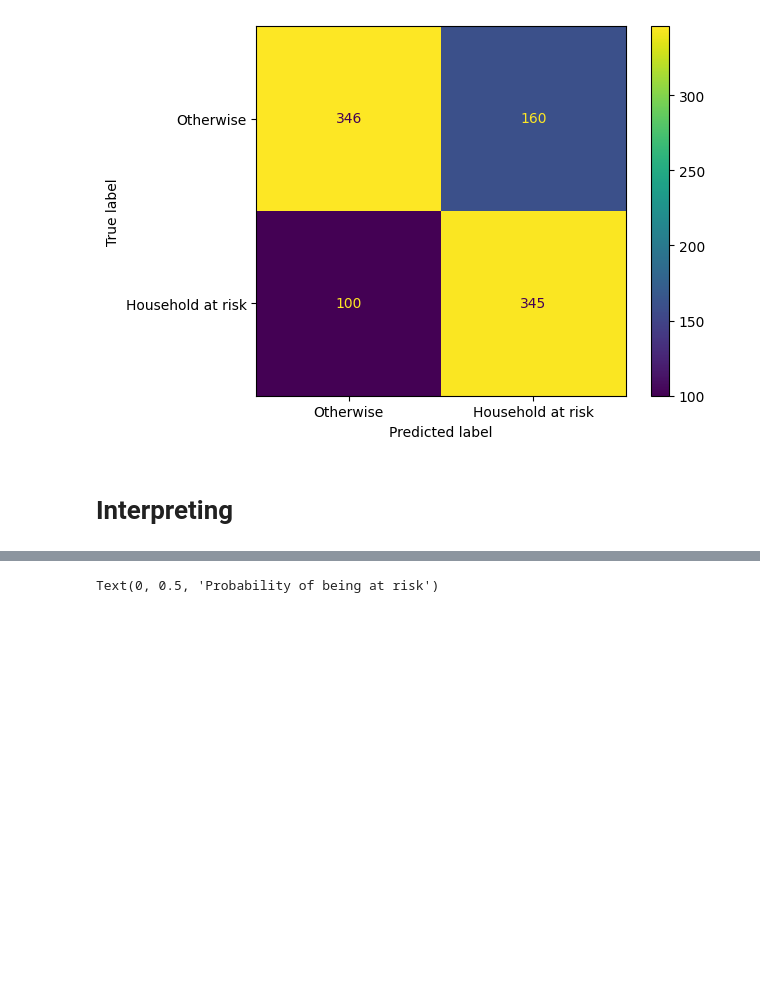
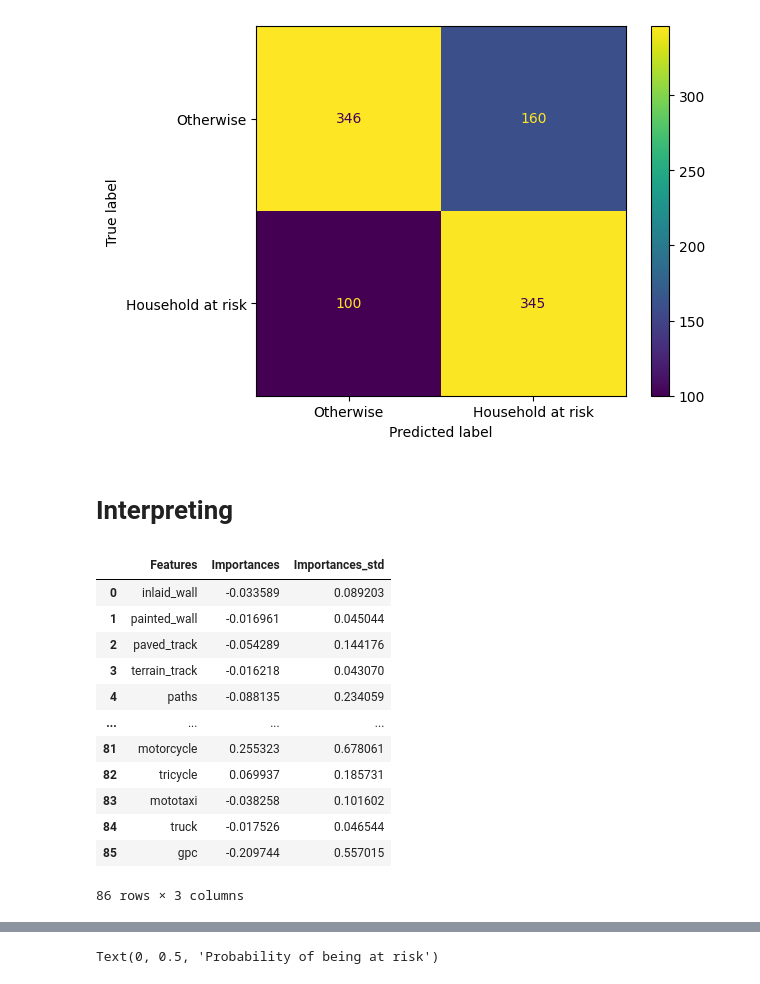
Before and after one commit to renatoquiliche/PaperCienciaDados-PunoPeru, a Jupyter notebook: Python Code/ENLR_final.ipynb, the cells around one changed output, grey strips where cells are left out. Saved outputs shown, nothing was run; the diff lists cells and outputs as text; code cells hidden in the pictures; blank space fills up the shorter version.

```diff
--- a/Python Code/ENLR_final.ipynb
+++ b/Python Code/ENLR_final.ipynb
@@ -174,3 +189,19 @@ feature_importances.columns = ['Features', 'Importances']
+# %%
+feature_importances
+# %% [output]
+|  | Features | Importances | Importances_std |
+| 0 | inlaid_wall | -0.033589 | 0.089203 |
+| 1 | painted_wall | -0.016961 | 0.045044 |
+| 2 | paved_track | -0.054289 | 0.144176 |
+| 3 | terrain_track | -0.016218 | 0.043070 |
+| 4 | paths | -0.088135 | 0.234059 |
+| ... | ... | ... | ... |
+| 81 | motorcycle | 0.255323 | 0.678061 |
+| 82 | tricycle | 0.069937 | 0.185731 |
+| 83 | mototaxi | -0.038258 | 0.101602 |
+| 84 | truck | -0.017526 | 0.046544 |
+| 85 | gpc | -0.209744 | 0.557015 |
+86 rows × 3 columns
 # %%
 #x_train, x_test, y_train, y_test = train_test_split(x, Y, random_state=0, test_size=0.2, stratify=Y)
 #ENLR_results1.best_estimator_.fit(x_train, y_train)
```
Also changed, not shown: parts of 7 cells of this notebook, 3 other files.
